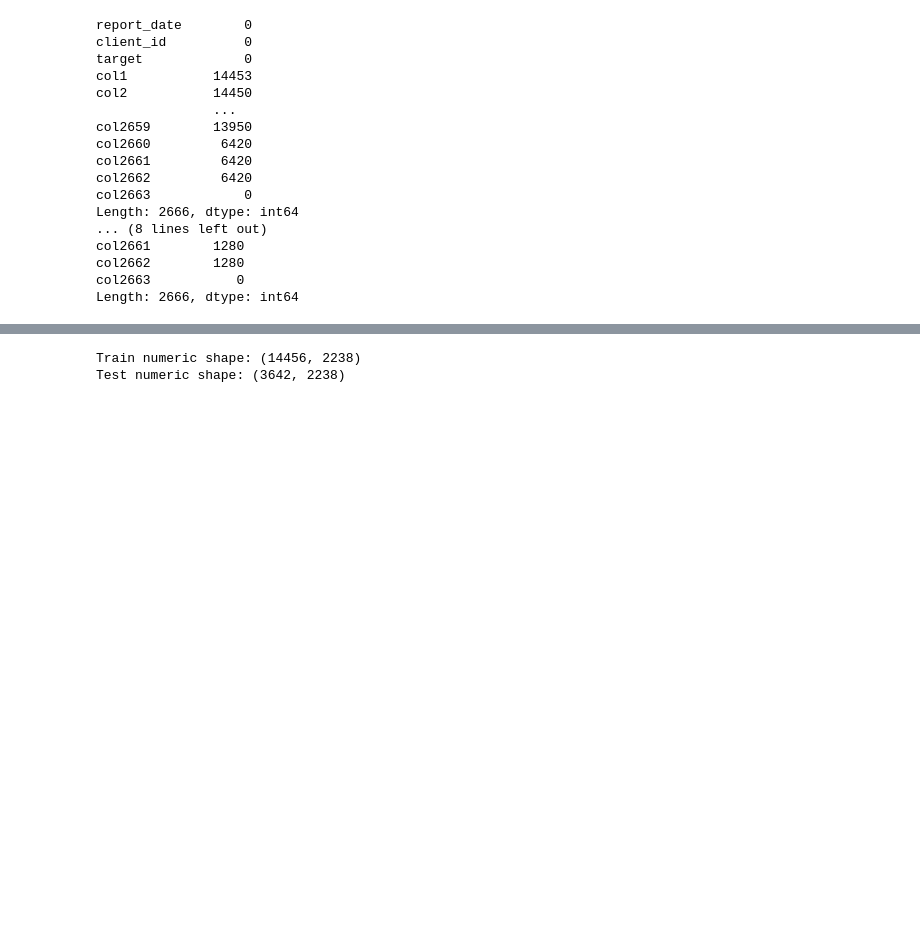
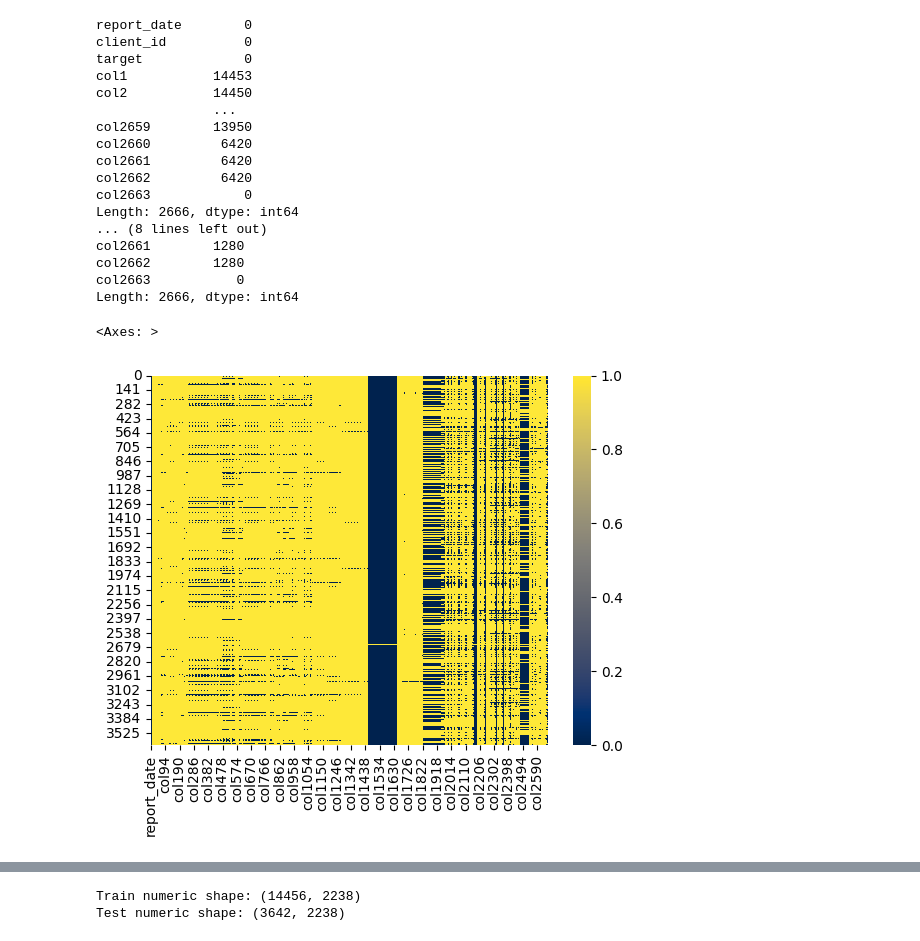
Before and after one commit to cryzzone/intensive_two, a Jupyter notebook: final/Кейс__Самолёт_.ipynb, the cells around one changed output, grey strips where cells are left out. Cells and saved outputs as stored; diff of their text form; code cells hidden in the pictures; blank space fills up the shorter version.

```diff
--- a/final/Кейс__Самолёт_.ipynb
+++ b/final/Кейс__Самолёт_.ipynb
@@ -67,3 +67,10 @@ col2661        1280
 col2662        1280
 col2663           0
 Length: 2666, dtype: int64
+# %%
+# Проверка пропусков в таблице
+import seaborn as sns
+sns.heatmap(test.isnull(),cmap='cividis')
+# %% [output]
+<Axes: >
+[figure, added]
```
Also changed, not shown: parts of 10 cells of this notebook, 1 other file.
